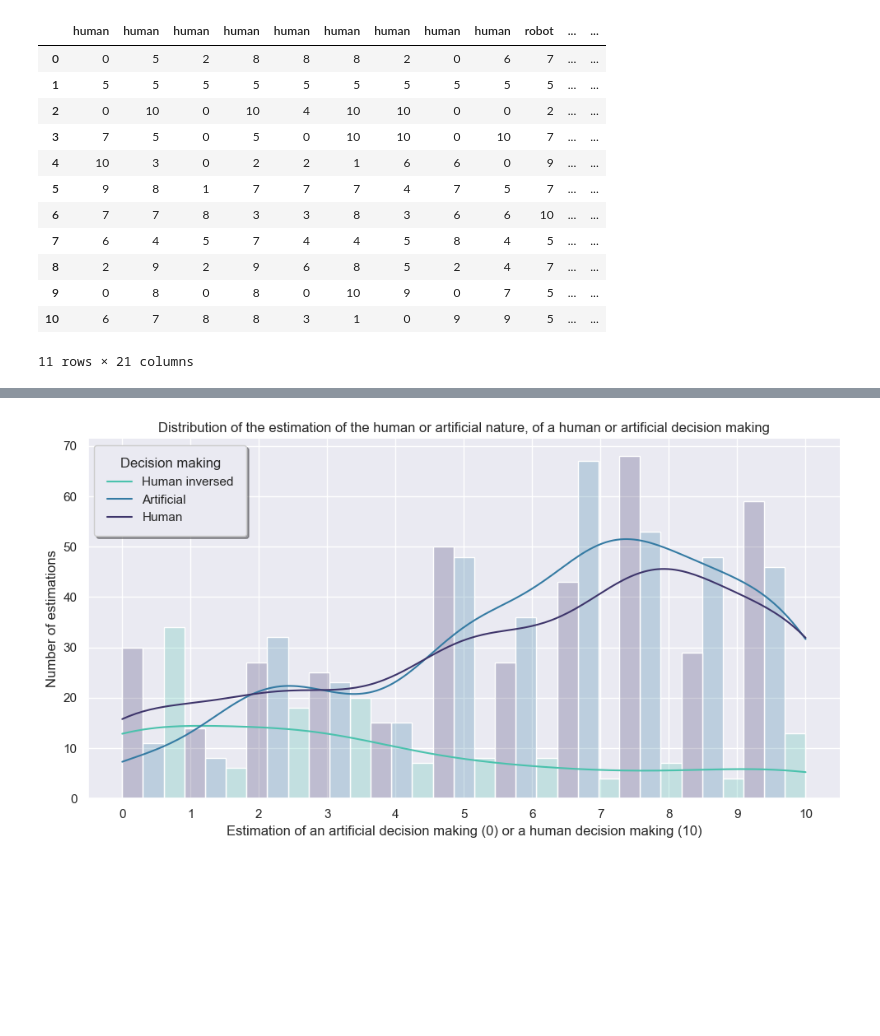
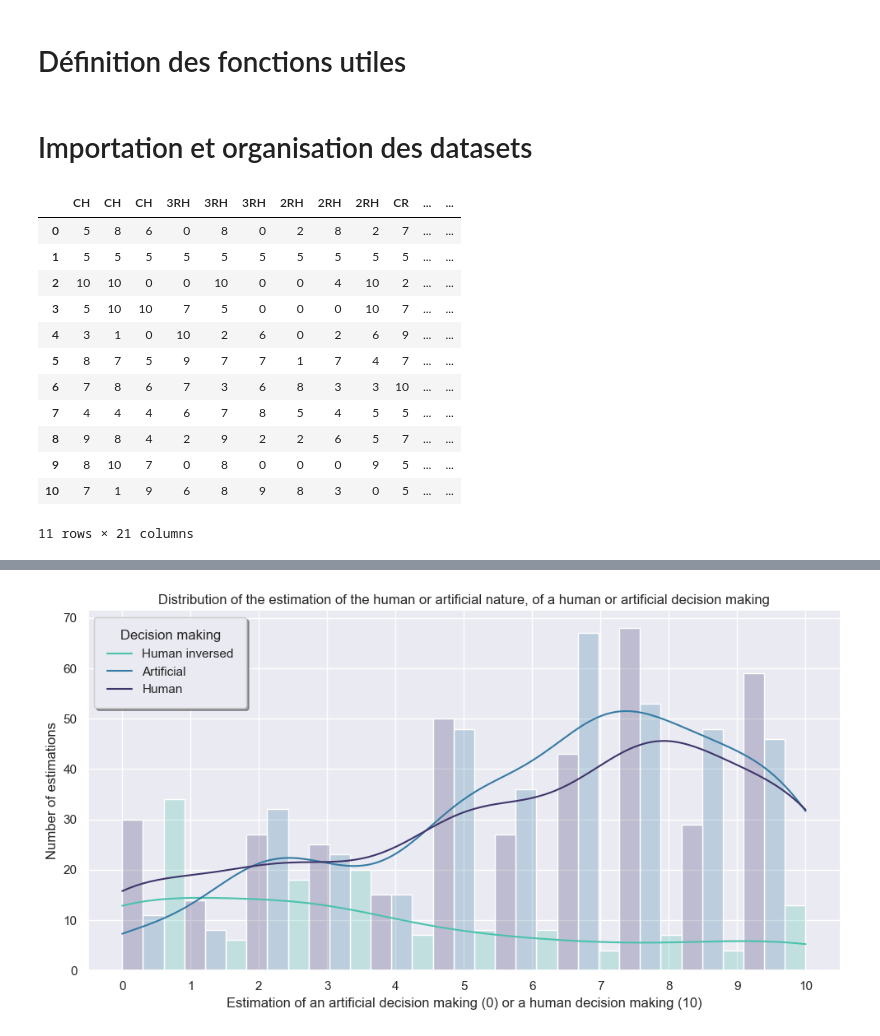
Before and after one commit to SandraVict0r/Morale-XGB-model, a Jupyter notebook: turing.ipynb, the cells around one changed output, grey strips where cells are left out. Cells and saved outputs as stored; diff of their text form; code cells hidden in the pictures; blank space fills up the shorter version.

```diff
--- a/turing.ipynb
+++ b/turing.ipynb
@@ -5,6 +7,8 @@ from scipy import stats
 import matplotlib.pyplot as plt
 import numpy as np
 import csv
+# %% [markdown]
+# Définition des fonctions utiles
 # %%
 #Import the df
 
@@ -28,8 +32,15 @@ def turing_data(df, indexf):
                     inplace=True,
                     errors='raise')
 
-    index = sorted(indexf.items(), key=lambda t: t[1] == "robot")
-    index = sorted(index, key=lambda t: t[1] == "inversed")
+    index = sorted(indexf.items(), key=lambda t: t[1] == "CH")
+    index = sorted(index, key=lambda t: t[1] == "3RH")
+    index = sorted(index, key=lambda t: t[1] == "2RH")
+    index = sorted(index, key=lambda t: t[1] == "CR")
+    index = sorted(index, key=lambda t: t[1] == "3RR")
+    index = sorted(index, key=lambda t: t[1] == "2RR")
+    index = sorted(index, key=lambda t: t[1] == "CI")
+
+
     columns = np.array([])
     for i in range(21) :
         columns = np.append(columns, int(index[i][0]))
@@ -39,41 +60,43 @@ def turing_data(df, indexf):
+# %% [markdown]
+# Importation et organisation des datasets
 # %%
 dataf1 = pd.read_csv("form1.csv", sep=";", encoding='latin-1')
-indexf1={0 : "robot",
-       1 : "human",
-       2 : "robot",
-       3 : "robot",
-       4 : "human",
-       5 : "inversed",
-       6 : "human",
-       7 : "human",
-       8 : "robot",
-       9 : "inversed",
-       10 : "human",
-       11 : "robot",
-       12 : "robot",
-       13 : "human",
-       14 : "human",
-       15 : "robot",
-       16 : "human",
-       17 : "inversed",
-       18 : "robot",
-       19 : "human",
-       20 :"robot"}
+indexf1={0 : "CR",
+       1 : "3RH",
+       2 : "2RR",
+       3 : "3RR",
+       4 : "CH",
+       5 : "CI",
+       6 : "2RH",
+       7 : "3RH",
+       8 : "3RR",
+       9 : "CI",
+       10 : "2RH",
+       11 : "CR",
+       12 : "2RR",
+       13 : "CH",
+       14 : "2RH",
+       15 : "3RR",
+       16 : "3RH",
+       17 : "CI",
+       18 : "2RR",
+       19 : "CH",
+       20 :"CR"}
 dataf1 = turing_data(dataf1, indexf1)
 dataf1
 # %% [output]
-|  | human | human | human | human | human | human | human | human | human | robot | ... | ... |
-| 0 | 0 | 5 | 2 | 8 | 8 | 8 | 2 | 0 | 6 | 7 | ... | ... |
+|  | CH | CH | CH | 3RH | 3RH | 3RH | 2RH | 2RH | 2RH | CR | ... | ... |
+| 0 | 5 | 8 | 6 | 0 | 8 | 0 | 2 | 8 | 2 | 7 | ... | ... |
 | 1 | 5 | 5 | 5 | 5 | 5 | 5 | 5 | 5 | 5 | 5 | ... | ... |
-| 2 | 0 | 10 | 0 | 10 | 4 | 10 | 10 | 0 | 0 | 2 | ... | ... |
-| 3 | 7 | 5 | 0 | 5 | 0 | 10 | 10 | 0 | 10 | 7 | ... | ... |
-| 4 | 10 | 3 | 0 | 2 | 2 | 1 | 6 | 6 | 0 | 9 | ... | ... |
-| 5 | 9 | 8 | 1 | 7 | 7 | 7 | 4 | 7 | 5 | 7 | ... | ... |
-| 6 | 7 | 7 | 8 | 3 | 3 | 8 | 3 | 6 | 6 | 10 | ... | ... |
-| 7 | 6 | 4 | 5 | 7 | 4 | 4 | 5 | 8 | 4 | 5 | ... | ... |
-| 8 | 2 | 9 | 2 | 9 | 6 | 8 | 5 | 2 | 4 | 7 | ... | ... |
-| 9 | 0 | 8 | 0 | 8 | 0 | 10 | 9 | 0 | 7 | 5 | ... | ... |
-| 10 | 6 | 7 | 8 | 8 | 3 | 1 | 0 | 9 | 9 | 5 | ... | ... |
+| 2 | 10 | 10 | 0 | 0 | 10 | 0 | 0 | 4 | 10 | 2 | ... | ... |
+| 3 | 5 | 10 | 10 | 7 | 5 | 0 | 0 | 0 | 10 | 7 | ... | ... |
+| 4 | 3 | 1 | 0 | 10 | 2 | 6 | 0 | 2 | 6 | 9 | ... | ... |
+| 5 | 8 | 7 | 5 | 9 | 7 | 7 | 1 | 7 | 4 | 7 | ... | ... |
+| 6 | 7 | 8 | 6 | 7 | 3 | 6 | 8 | 3 | 3 | 10 | ... | ... |
+| 7 | 4 | 4 | 4 | 6 | 7 | 8 | 5 | 4 | 5 | 5 | ... | ... |
+| 8 | 9 | 8 | 4 | 2 | 9 | 2 | 2 | 6 | 5 | 7 | ... | ... |
+| 9 | 8 | 10 | 7 | 0 | 8 | 0 | 0 | 0 | 9 | 5 | ... | ... |
+| 10 | 7 | 1 | 9 | 6 | 8 | 9 | 8 | 3 | 0 | 5 | ... | ... |
 11 rows × 21 columns
 # %%
 dataf2 = pd.read_csv("form2.csv", sep=";", encoding='latin-1')
```
Also changed, not shown: parts of 10 cells of this notebook.
